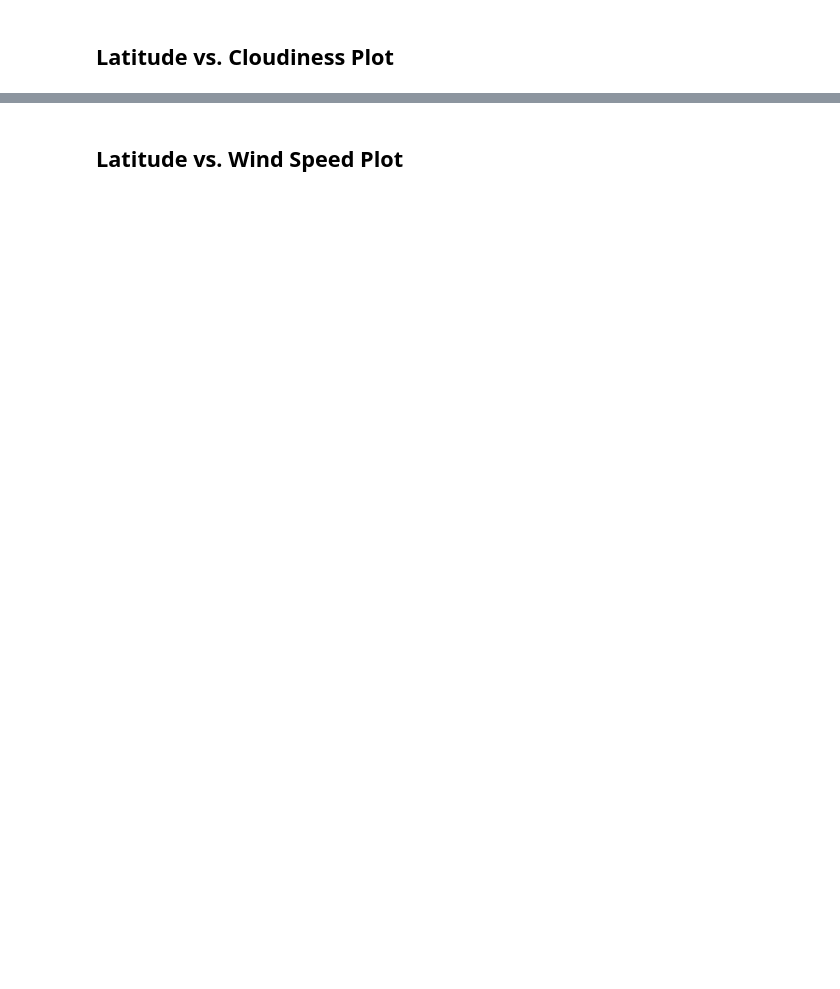
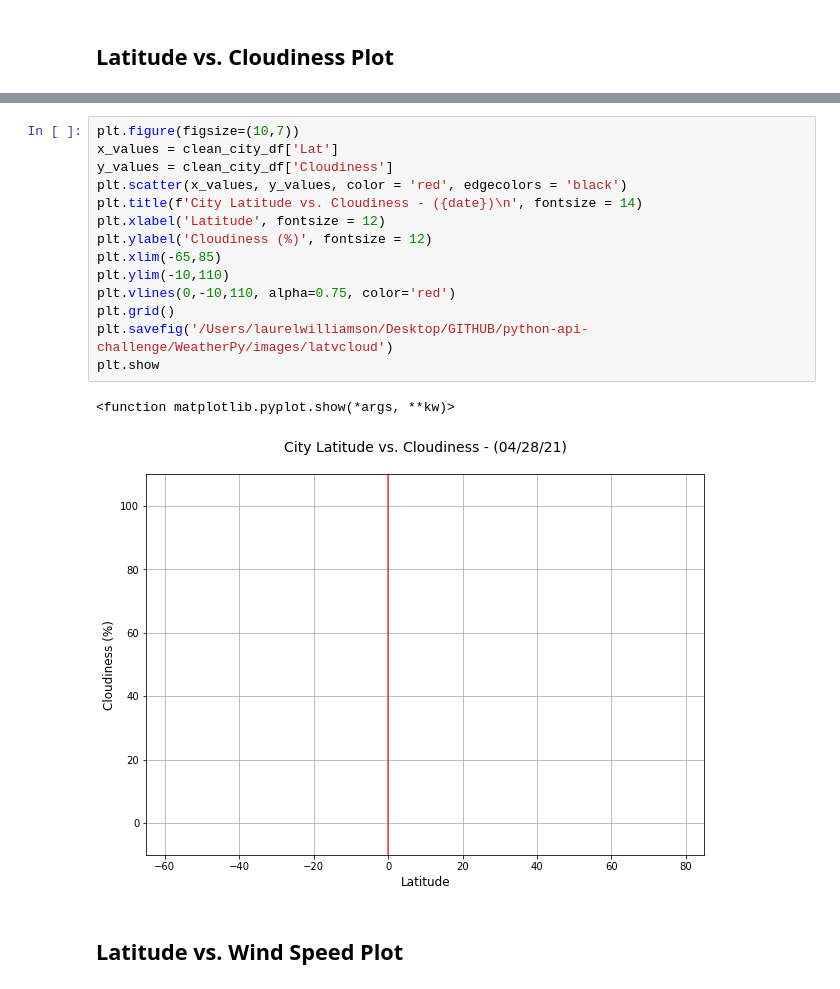
Before and after one commit to laurelwilliamson/python-api-challenge, a Jupyter notebook: WeatherPy/WeatherPy.ipynb, the cells around one changed output, grey strips where cells are left out. Saved outputs shown, nothing was run; the diff lists cells and outputs as text; blank space fills up the shorter version.

```diff
--- a/WeatherPy/WeatherPy.ipynb
+++ b/WeatherPy/WeatherPy.ipynb
@@ -282,2 +262,19 @@ Int64Index([], dtype='int64')
+# %%
+plt.figure(figsize=(10,7))
+x_values = clean_city_df['Lat']
+y_values = clean_city_df['Cloudiness']
+plt.scatter(x_values, y_values, color = 'red', edgecolors = 'black')
+plt.title(f'City Latitude vs. Cloudiness - ({date})\n', fontsize = 14)
+plt.xlabel('Latitude', fontsize = 12)
+plt.ylabel('Cloudiness (%)', fontsize = 12)
+plt.xlim(-65,85)
+plt.ylim(-10,110)
+plt.vlines(0,-10,110, alpha=0.75, color='red')
+plt.grid()
+plt.savefig('/Users/laurelwilliamson/Desktop/GITHUB/python-api-challenge/WeatherPy/images/latvcloud')
+plt.show
+# %% [output]
+<function matplotlib.pyplot.show(*args, **kw)>
+[figure, added]
 # %% [markdown]
 ## Latitude vs. Wind Speed Plot
```
Also changed, not shown: parts of 32 cells of this notebook, 7 other files.
